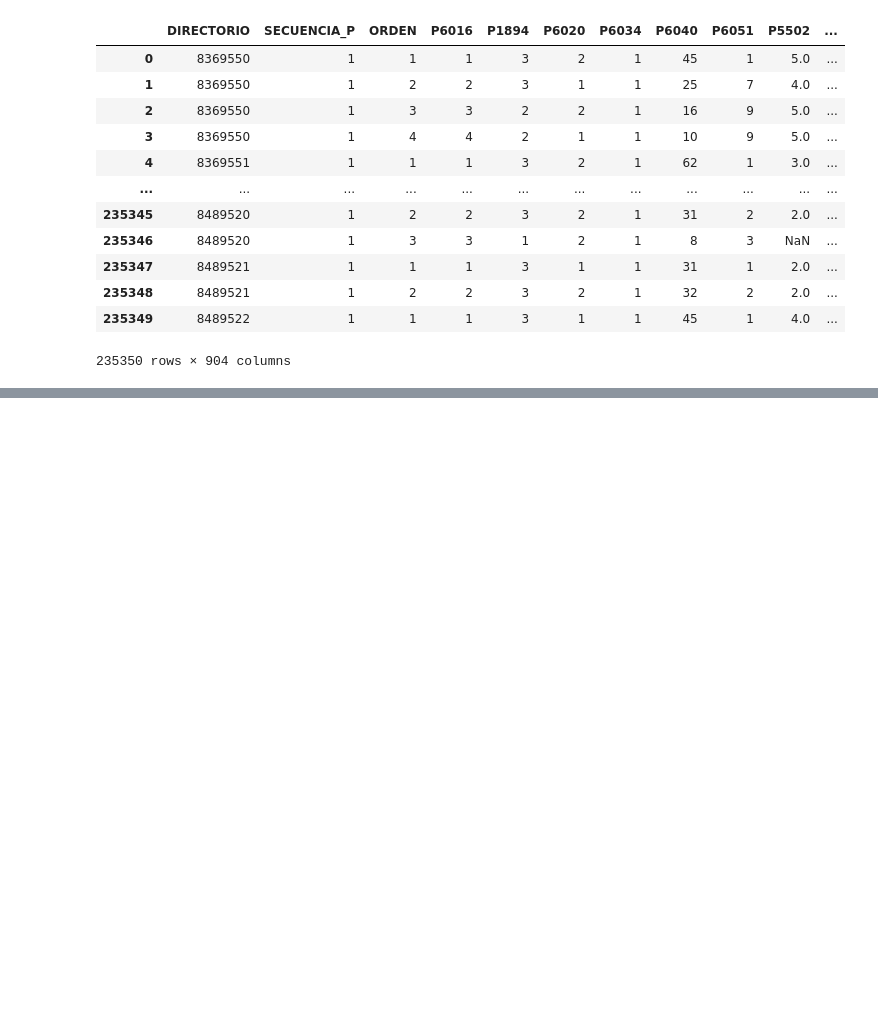
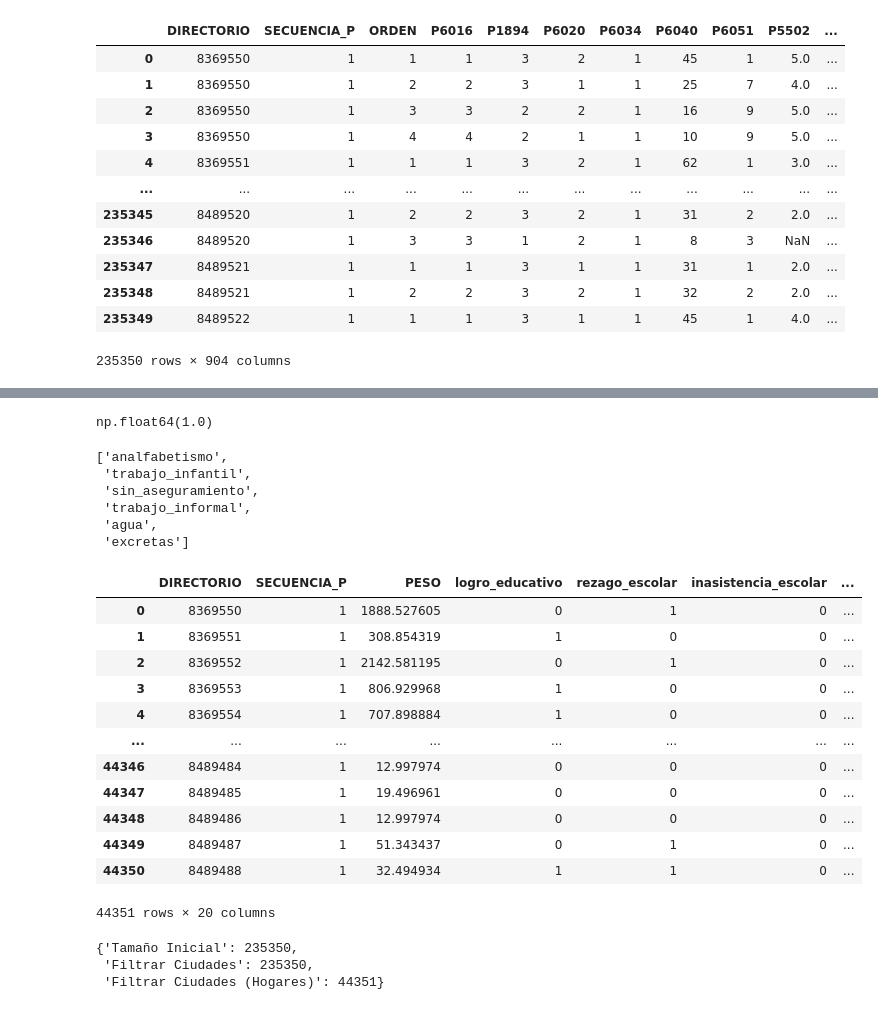
Before and after one commit to juanpablocarrillohortua/Multidimesional_poverty_in_Colombia, a Jupyter notebook: notebooks/eda_consolidate.ipynb, the cells around one changed output, grey strips where cells are left out. Cells and saved outputs as stored; diff of their text form; code cells hidden in the pictures; blank space fills up the shorter version.

Commit message:
fix: Avoid null values on the main method

```diff
--- a/notebooks/eda_consolidate.ipynb
+++ b/notebooks/eda_consolidate.ipynb
@@ -608,3 +608,6 @@ df
 | 235348 | 8489521 | 1 | 2 | 2 | 3 | 2 | 1 | 32 | 2 | 2.0 | ... |
 | 235349 | 8489522 | 1 | 1 | 1 | 3 | 1 | 1 | 45 | 1 | 4.0 | ... |
 235350 rows × 904 columns
+# %%
+ipm = IPM(caracteristicas=INDICADORES_ELIMINADOS)
+ipm.fit(df_ciudades)
@@ -610,0 +629,30 @@ df
+# %%
+sum(list(ipm.w_.values()))
+# %% [output]
+np.float64(1.0)
+# %%
+ipm.caracteristicas_ # Los datos que se usaran en el modelo
+# %% [output]
+['analfabetismo',
+ 'trabajo_infantil',
+ 'sin_aseguramiento',
+ 'trabajo_informal',
+ 'agua',
+ 'excretas']
+# %%
+df_ciudad_w_target = ipm.transform(df_ciudades)
+df_ciudad_w_target
+# %% [output]
+|  | DIRECTORIO | SECUENCIA_P | PESO | logro_educativo | rezago_escolar | inasistencia_escolar | ... |
+| 0 | 8369550 | 1 | 1888.527605 | 0 | 1 | 0 | ... |
+| 1 | 8369551 | 1 | 308.854319 | 1 | 0 | 0 | ... |
+| 2 | 8369552 | 1 | 2142.581195 | 0 | 1 | 0 | ... |
+| 3 | 8369553 | 1 | 806.929968 | 1 | 0 | 0 | ... |
+| 4 | 8369554 | 1 | 707.898884 | 1 | 0 | 0 | ... |
+| ... | ... | ... | ... | ... | ... | ... | ... |
+| 44346 | 8489484 | 1 | 12.997974 | 0 | 0 | 0 | ... |
+| 44347 | 8489485 | 1 | 19.496961 | 0 | 0 | 0 | ... |
+| 44348 | 8489486 | 1 | 12.997974 | 0 | 0 | 0 | ... |
+| 44349 | 8489487 | 1 | 51.343437 | 0 | 1 | 0 | ... |
+| 44350 | 8489488 | 1 | 32.494934 | 1 | 1 | 0 | ... |
+44351 rows × 20 columns
@@ -610,0 +661,6 @@ df
+# %%
+DF_SIZES
+# %% [output]
+{'Tamaño Inicial': 235350,
+ 'Filtrar Ciudades': 235350,
+ 'Filtrar Ciudades (Hogares)': 44351}
```
Also changed, not shown: parts of 8 cells of this notebook, 1 other file.
